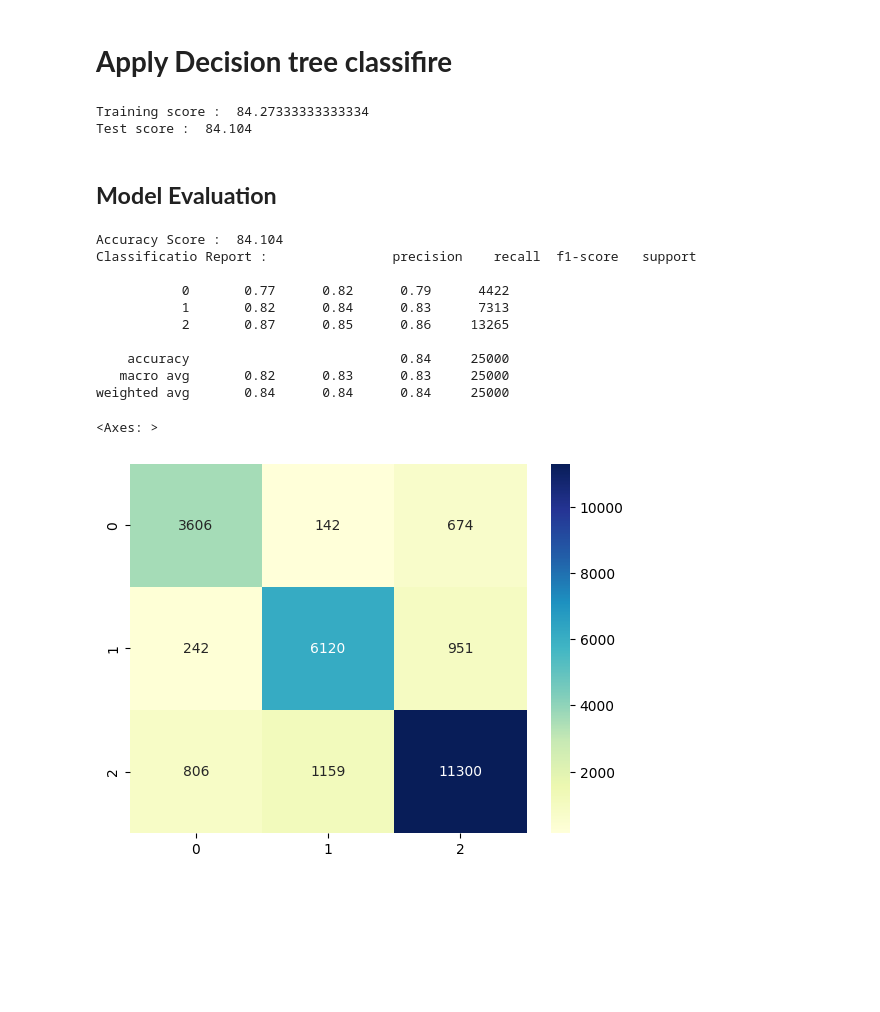
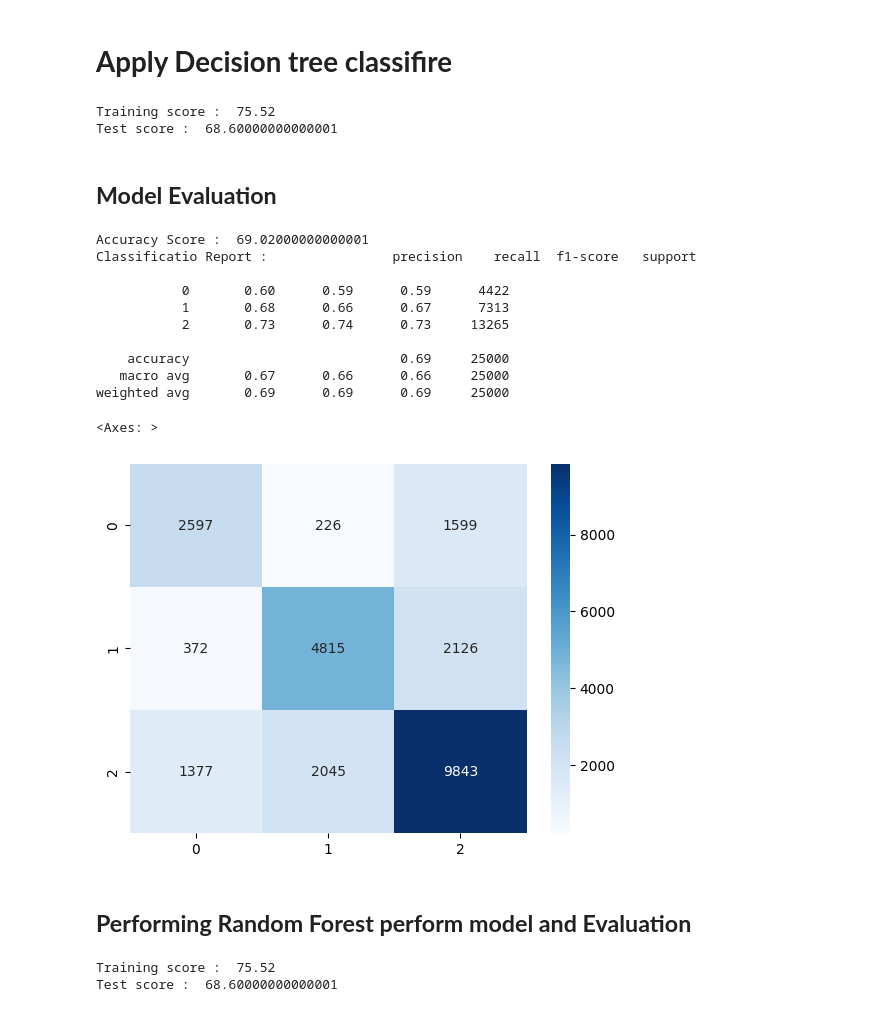
Before and after one commit to samifahim07/Bank_Credit_Score-Prediction-, a Jupyter notebook: final_project_2.ipynb, the cells around one changed output. Drawn from its saved outputs; the diff is of its cells as text; code cells hidden in the pictures; blank space fills up the shorter version.

Commit message:
performing random forest and finding training and test accuracy

```diff
--- a/final_project_2.ipynb
+++ b/final_project_2.ipynb
@@ -421,10 +423,10 @@ Here
 # %% [markdown]
 # **Apply Decision tree classifire**
 # %%
-dt = DecisionTreeClassifier(criterion="gini",max_depth=50,min_samples_split=10,min_samples_leaf=5, max_features="sqrt",random_state=42)
+dt = DecisionTreeClassifier(criterion='entropy', max_depth=40,min_samples_split=50,min_samples_leaf=10,max_features='sqrt',random_state=42)
 
 #Training Score
-model_dt = dt.fit(x,y)
+model_dt = dt.fit(xtrain,ytrain)
 print("Training score : ", model_dt.score(xtrain,ytrain)*100)
 
 # Test Score
@@ -433,35 +435,53 @@ print("Test score : ", model_dt.score(xtest,ytest)*100)
 #Prediction
 dt_prediction =dt.predict(xtest)
 # %% [output]
-Training score :  84.27333333333334
-Test score :  84.104
+Training score :  75.52
+Test score :  68.60000000000001
 # %% [markdown]
 ## **Model Evaluation**
 # %%
 # Accuracy Score
 accScore_dt = accuracy_score(ytest,dt_prediction)
 print("Accuracy Score : ",accScore_dt*100)
 
 #Confusion Matrix
 
 class_max =classification_report(ytest,dt_prediction)
 print("Classificatio Report : ", class_max)
 
 # Confusion Matrix
 con_max = confusion_matrix(ytest, dt_prediction)
-sns.heatmap(con_max,annot=True,fmt='d',cmap="YlGnBu")
+sns.heatmap(con_max,annot=True,fmt='d',cmap="Blues")
 # %% [output]
-Accuracy Score :  84.104
+Accuracy Score :  69.02000000000001
 Classificatio Report :                precision    recall  f1-score   support
 
-           0       0.77      0.82      0.79      4422
-           1       0.82      0.84      0.83      7313
-           2       0.87      0.85      0.86     13265
+           0       0.60      0.59      0.59      4422
+           1       0.68      0.66      0.67      7313
+           2       0.73      0.74      0.73     13265
 
-    accuracy                           0.84     25000
-   macro avg       0.82      0.83      0.83     25000
-weighted avg       0.84      0.84      0.84     25000
+    accuracy                           0.69     25000
+   macro avg       0.67      0.66      0.66     25000
+weighted avg       0.69      0.69      0.69     25000
 <Axes: >
-[figure, old version]
+[figure, new version]
 # %%
 final_prediction = dt.predict(df_test)
+# %% [markdown]
+##  **Performing Random Forest perform model and Evaluation**
+# %%
+rf = RandomForestClassifier(n_estimators=700,max_depth=50,min_samples_split=10,min_samples_leaf=2,max_features='|',bootstrap=True,random_state=42,n_jobs=-1)
+
+
+#Training Score
+model_rf = dt.fit(xtrain,ytrain)
+print("Training score : ", model_rf.score(xtrain,ytrain)*100)
+
+# Test Score
+print("Test score : ", model_rf.score(xtest,ytest)*100)
+
+#Prediction
+dt_prediction =dt.predict(xtest)
+# %% [output]
+Training score :  75.52
+Test score :  68.60000000000001
```
Also changed, not shown: parts of 1 cell of this notebook.
